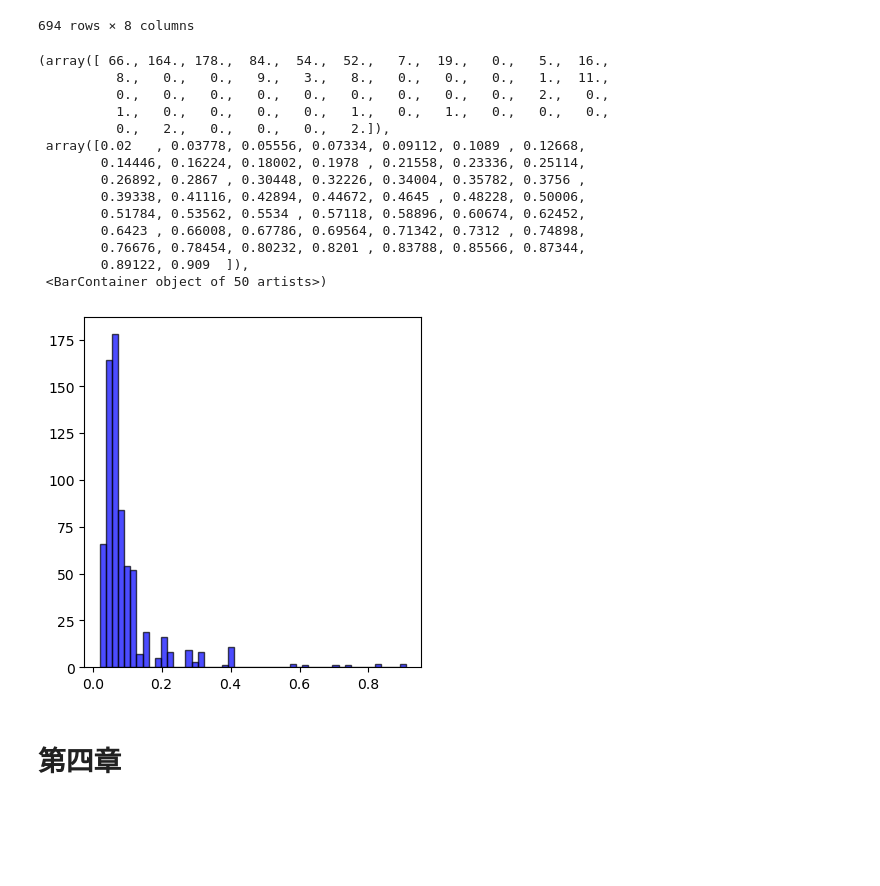
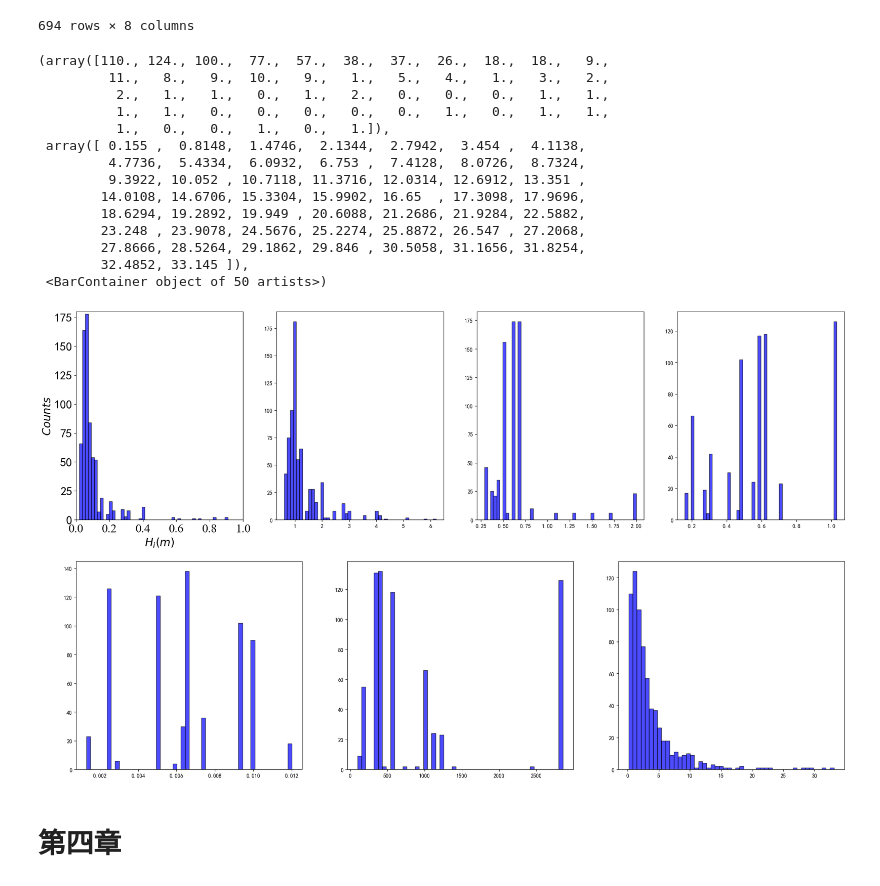
Before and after one commit to jackyvava/CodeWaveVegetation, a Jupyter notebook: code.ipynb, the cells around one changed output. Drawn from its saved outputs; the diff is of its cells as text; code cells hidden in the pictures; blank space fills up the shorter version.

```diff
--- a/code.ipynb
+++ b/code.ipynb
@@ -198,27 +194,56 @@ hv = data['hv']
 bv = data['bv']
 Nv = data['Nv']
 Cd = data['CD']
-# %%
-plt.figure(num=2,figsize = (20,10), facecolor=None)
-plt.subplot(241)
-
-plt.hist(Hi, bins=50, facecolor="blue", edgecolor="black", alpha=0.7)
-# %% [output]
-(array([ 66., 164., 178.,  84.,  54.,  52.,   7.,  19.,   0.,   5.,  16.,
-          8.,   0.,   0.,   9.,   3.,   8.,   0.,   0.,   0.,   1.,  11.,
-          0.,   0.,   0.,   0.,   0.,   0.,   0.,   0.,   0.,   2.,   0.,
-          1.,   0.,   0.,   0.,   0.,   1.,   0.,   1.,   0.,   0.,   0.,
-          0.,   2.,   0.,   0.,   0.,   2.]),
- array([0.02   , 0.03778, 0.05556, 0.07334, 0.09112, 0.1089 , 0.12668,
-        0.14446, 0.16224, 0.18002, 0.1978 , 0.21558, 0.23336, 0.25114,
-        0.26892, 0.2867 , 0.30448, 0.32226, 0.34004, 0.35782, 0.3756 ,
-        0.39338, 0.41116, 0.42894, 0.44672, 0.4645 , 0.48228, 0.50006,
-        0.51784, 0.53562, 0.5534 , 0.57118, 0.58896, 0.60674, 0.62452,
-        0.6423 , 0.66008, 0.67786, 0.69564, 0.71342, 0.7312 , 0.74898,
-        0.76676, 0.78454, 0.80232, 0.8201 , 0.83788, 0.85566, 0.87344,
-        0.89122, 0.909  ]),
- <BarContainer object of 50 artists>)
-[figure, removed]
+# %%
+plt.figure(num=2,figsize = (25,15), facecolor=None)
+
+plt.subplot(241)
+plt.hist(Hi, bins=50, facecolor="blue", edgecolor="black", alpha=0.7)
+plt.tick_params(axis='x', labelsize=22)
+plt.tick_params(axis='y', labelsize=22)
+plt.xlim(0, 1)
+plt.ylim(0, 180)
+plt.xticks([0,0.2,0.4,0.6,0.8,1],
+           ['0.0', '0.2', '0.4', '0.6', '0.8', '1.0'],
+           fontproperties = 'Times New Roman',size = 22)
+
+plt.xlabel('$H_i(m)$', fontsize=20)
+plt.ylabel('$Counts$', fontsize=20)
+
+
+plt.subplot(242)
+plt.hist(T, bins=50, facecolor="blue", edgecolor="black", alpha=0.7)
+
+plt.subplot(243)
+plt.hist(h, bins=50, facecolor="blue", edgecolor="black", alpha=0.7)
+
+plt.subplot(244)
+plt.hist(hv, bins=50, facecolor="blue", edgecolor="black", alpha=0.7)
+
+plt.subplot(234)
+plt.hist(bv, bins=50, facecolor="blue", edgecolor="black", alpha=0.7)
+
+plt.subplot(235)
+plt.hist(Nv, bins=50, facecolor="blue", edgecolor="black", alpha=0.7)
+
+plt.subplot(236)
+plt.hist(Cd, bins=50, facecolor="blue", edgecolor="black", alpha=0.7)
+# %% [output]
+(array([110., 124., 100.,  77.,  57.,  38.,  37.,  26.,  18.,  18.,   9.,
+         11.,   8.,   9.,  10.,   9.,   1.,   5.,   4.,   1.,   3.,   2.,
+          2.,   1.,   1.,   0.,   1.,   2.,   0.,   0.,   0.,   1.,   1.,
+          1.,   1.,   0.,   0.,   0.,   0.,   0.,   1.,   0.,   1.,   1.,
+          1.,   0.,   0.,   1.,   0.,   1.]),
+ array([ 0.155 ,  0.8148,  1.4746,  2.1344,  2.7942,  3.454 ,  4.1138,
+         4.7736,  5.4334,  6.0932,  6.753 ,  7.4128,  8.0726,  8.7324,
+         9.3922, 10.052 , 10.7118, 11.3716, 12.0314, 12.6912, 13.351 ,
+        14.0108, 14.6706, 15.3304, 15.9902, 16.65  , 17.3098, 17.9696,
+        18.6294, 19.2892, 19.949 , 20.6088, 21.2686, 21.9284, 22.5882,
+        23.248 , 23.9078, 24.5676, 25.2274, 25.8872, 26.547 , 27.2068,
+        27.8666, 28.5264, 29.1862, 29.846 , 30.5058, 31.1656, 31.8254,
+        32.4852, 33.145 ]),
+ <BarContainer object of 50 artists>)
+[figure, added]
 # %% [markdown]
 # 第四章
 # %% [markdown]
```
Also changed, not shown: parts of 1 cell of this notebook.
